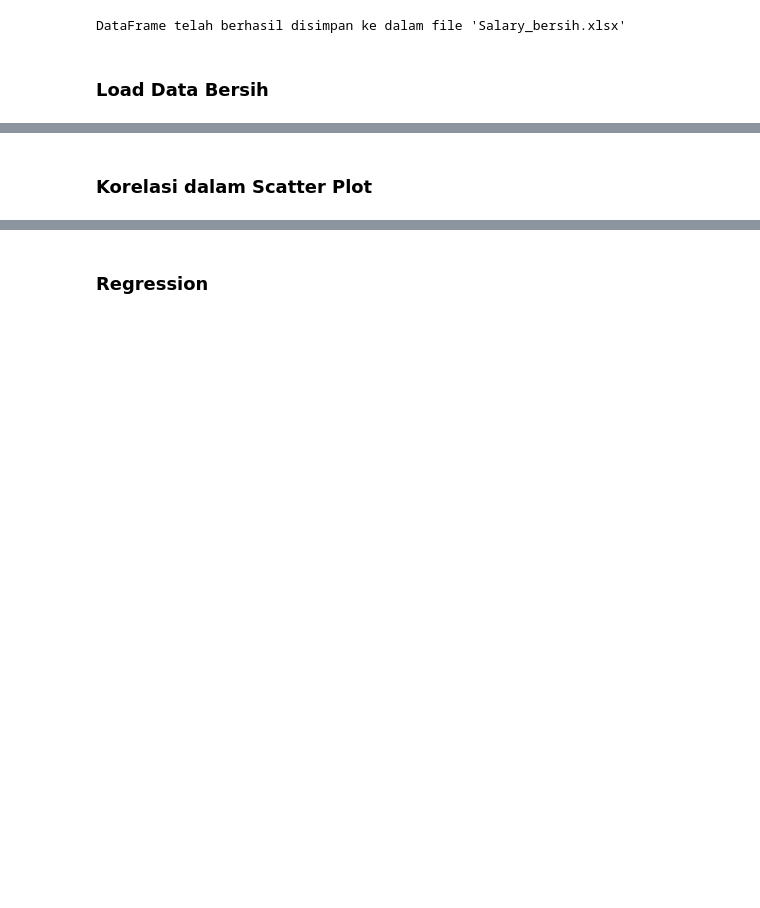
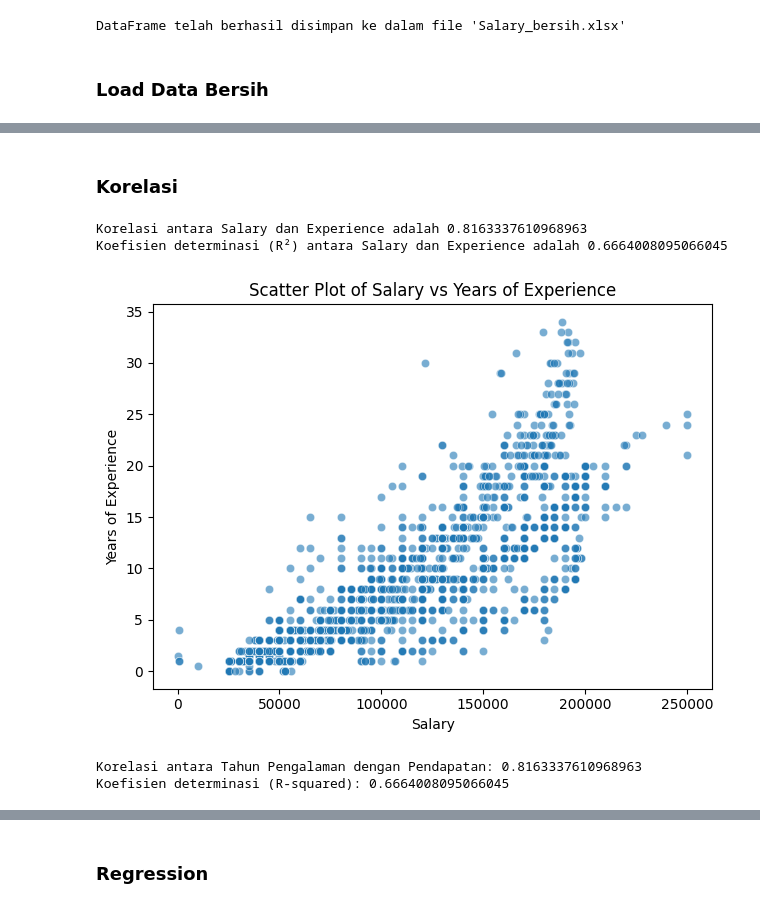
Before and after one commit to ZanIhsan2/Exploratory_Data_Analysis, a Jupyter notebook: pertemuan7/tugas/tugas.ipynb, the cells around one changed output, grey strips where cells are left out. Cells and saved outputs as stored; diff of their text form; code cells hidden in the pictures; blank space fills up the shorter version.

```diff
--- a/pertemuan7/tugas/tugas.ipynb
+++ b/pertemuan7/tugas/tugas.ipynb
@@ -414,3 +395,37 @@ Koefisien determinasi (R-Squared) antara Year of Experience dan Salary
 # %% [markdown]
-### Korelasi dalam Scatter Plot
+### Korelasi
+# %%
+correlation = df["Salary"].corr(df["Years of Experience"])
+print(f"Korelasi antara Salary dan Experience adalah {correlation}")
+
+r2 = correlation ** 2
+print(f"Koefisien determinasi (R²) antara Salary dan Experience adalah {r2}")
+# %% [output]
+Korelasi antara Salary dan Experience adalah 0.8163337610968963
+Koefisien determinasi (R²) antara Salary dan Experience adalah 0.6664008095066045
+# %%
+import matplotlib.pyplot as plt
+import seaborn as sns
+
+# Contoh Visualisasi hubungan antar dua kolom numerik (Scatter Plot)
+numerical_cols_scatter = [ "Salary", "Years of Experience"]
+sns.scatterplot(data=df, x=numerical_cols_scatter[0], y=numerical_cols_scatter[1], alpha=0.6)
+plt.title(f"Scatter Plot of {numerical_cols_scatter[0]} vs {numerical_cols_scatter[1]}")
+plt.xlabel(numerical_cols_scatter[0])
+plt.ylabel(numerical_cols_scatter[1])
+plt.tight_layout()
+plt.show()
+# %% [output]
+[figure, added]
+# %%
+# Korelasi antara Experience dengan Salary
+correlation = df['Years of Experience'].corr(df['Salary'])
+print(f"Korelasi antara Tahun Pengalaman dengan Pendapatan: {correlation}")
+
+# Menampilkan koefisien determinasi (R-squared)
+r_squared = correlation ** 2
+print(f'Koefisien determinasi (R-squared): {r_squared}')
+# %% [output]
+Korelasi antara Tahun Pengalaman dengan Pendapatan: 0.8163337610968963
+Koefisien determinasi (R-squared): 0.6664008095066045
 # %%
```
Also changed, not shown: parts of 24 cells of this notebook, 1 other file.
